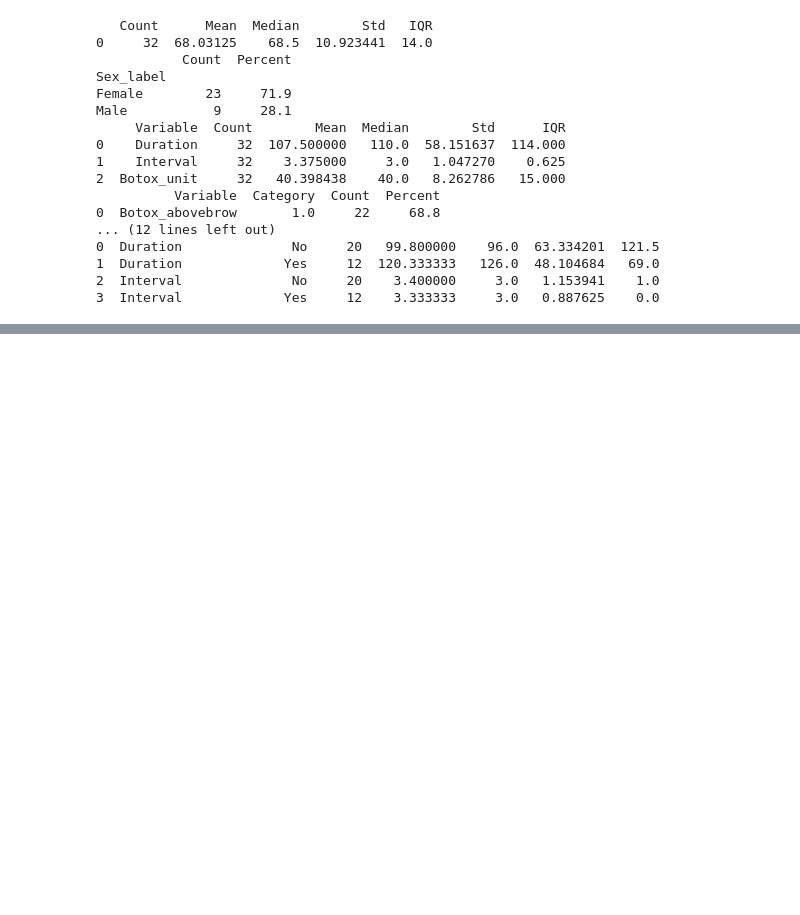
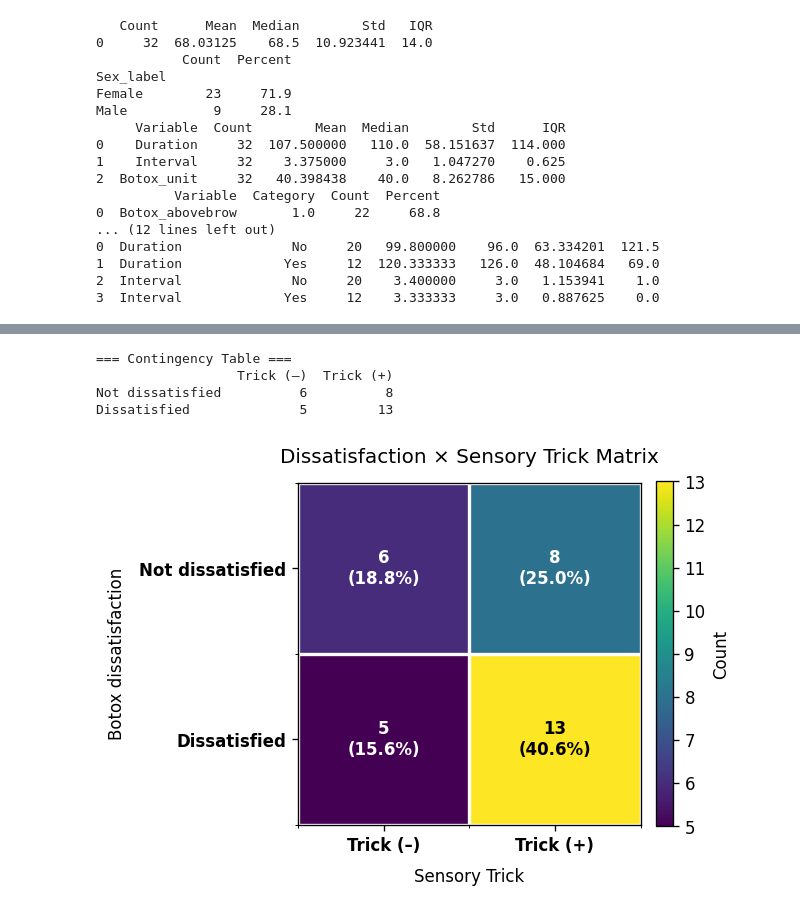
Before and after one commit to ykitaguchi77/statistics_for_articles, a Jupyter notebook: Blepharospasm_sensory_trick.ipynb, the cells around one changed output, grey strips where cells are left out. Saved outputs shown, nothing was run; the diff lists cells and outputs as text; code cells hidden in the pictures; blank space fills up the shorter version.

Commit message:
Colab を使用して作成されました

```diff
--- a/Blepharospasm_sensory_trick.ipynb
+++ b/Blepharospasm_sensory_trick.ipynb
@@ -258,0 +463,74 @@ Effect_duration_M    1.0   3.0  NaN  3.0  3.0  3.0  3.0  3.0  0.0
+# %%
+# =========================================================
+# 眼瞼痙攣：不満（期間or効果）× 知覚トリック有無 2×2 マトリックス
+# 　▶︎ 集計結果（DataFrame）も表示
+# =========================================================
+import pandas as pd
+import numpy as np
+import matplotlib.pyplot as plt
+import matplotlib as mpl
+
+# 1) 不満フラグ（Effect または Duration が 1 なら「不満あり」）
+bleph['Dissatisfied'] = (
+    (bleph['Effect_related'] == 1) |
+    (bleph['Duration_related'] == 1)
+).astype(int)
+
+# 2) クロス集計（行：不満なし/あり，列：トリックなし/あり）
+mat_counts = (
+    pd.crosstab(bleph['Dissatisfied'],
+                bleph['Sensory_trick_present'])
+      .reindex(index=[0, 1], columns=[0, 1], fill_value=0)
+)
+mat_counts.index = ['Not dissatisfied', 'Dissatisfied']
+mat_counts.columns = ['Trick (–)', 'Trick (+)']
+
+# ----------------------------
+# ▼ DataFrame をそのまま表示
+# ----------------------------
+print('\n=== Contingency Table ===')
+print(mat_counts)          # Colab なら `display(mat_counts)` でも OK
+
+# ----------------------------
+# ▼ ヒートマップ（上で作成したもの）
+# ----------------------------
+cmap = mpl.colormaps['viridis']
+fig, ax = plt.subplots(figsize=(5, 4), dpi=120)
+im = ax.imshow(mat_counts.values, cmap=cmap)
+
+ax.set_xticks([0, 1]); ax.set_xticklabels(mat_counts.columns, fontweight='semibold')
+ax.set_yticks([0, 1]); ax.set_yticklabels(mat_counts.index, fontweight='semibold')
+
+total = mat_counts.values.sum()
+norm = mpl.colors.Normalize(vmin=mat_counts.values.min(),
+                            vmax=mat_counts.values.max())
+for i in range(mat_counts.shape[0]):
+    for j in range(mat_counts.shape[1]):
+        cnt = mat_counts.iat[i, j]
+        pct = cnt / total * 100
+        bg = cmap(norm(cnt))
+        lum = 0.299*bg[0] + 0.587*bg[1] + 0.114*bg[2]
+        ax.text(j, i, f'{cnt}\n({pct:.1f}%)',
+                ha='center', va='center',
+                color=('black' if lum > 0.55 else 'white'),
+                fontweight='bold')
+
+ax.set_xticks(np.arange(-.5, 2, 1), minor=True)
+ax.set_yticks(np.arange(-.5, 2, 1), minor=True)
+ax.grid(which='minor', color='w', linewidth=2)
+
+ax.set_title('Dissatisfaction × Sensory Trick Matrix', pad=12, fontsize=12)
+ax.set_xlabel('Sensory Trick', labelpad=8)
+ax.set_ylabel('Botox dissatisfaction', labelpad=8)
+
+cbar = fig.colorbar(im, ax=ax, fraction=0.046, pad=0.04)
+cbar.ax.set_ylabel('Count', rotation=90)
+
+plt.tight_layout()
+plt.show()
+# %% [output]
+=== Contingency Table ===
+                  Trick (–)  Trick (+)
+Not dissatisfied          6          8
+Dissatisfied              5         13
+[figure, added]
```
Also changed, not shown: parts of 4 cells of this notebook.
